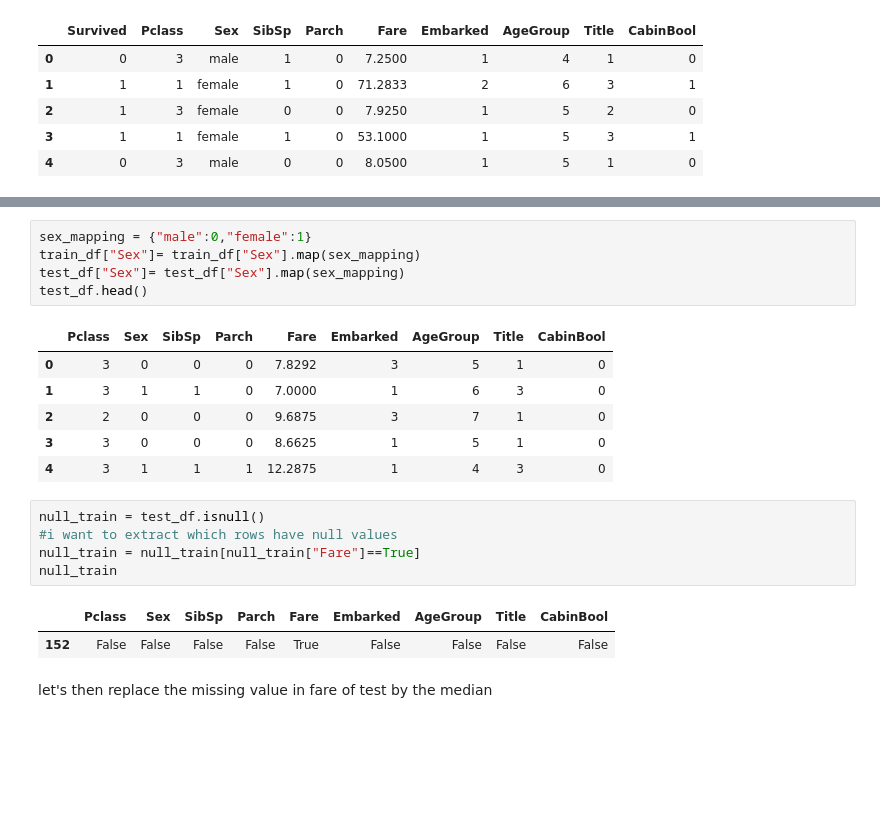
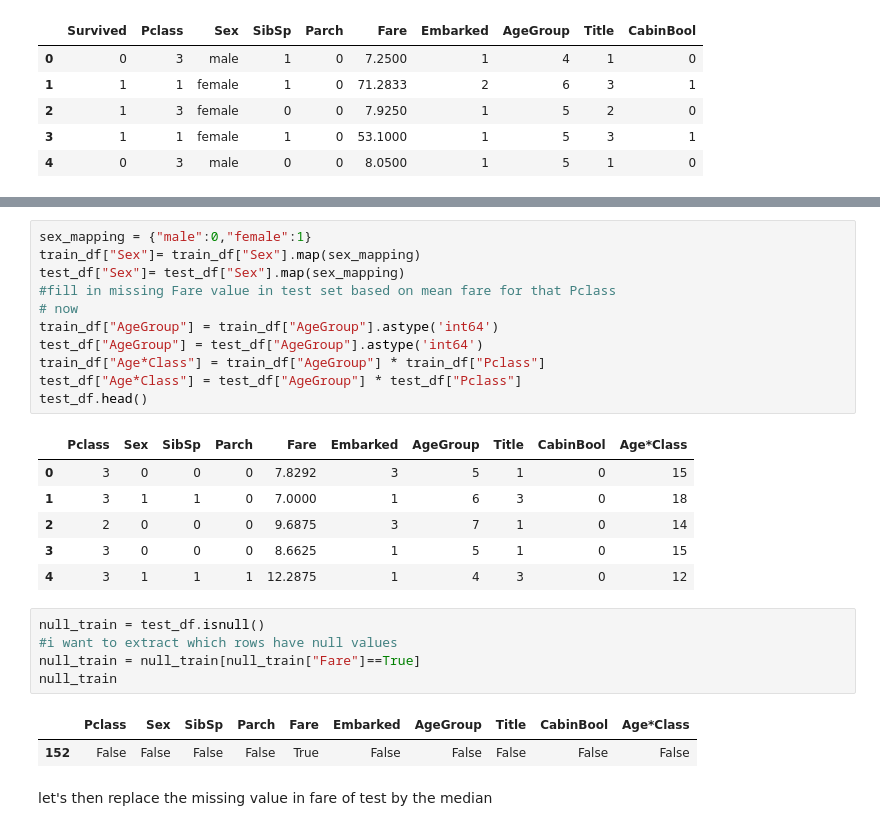
Before and after one commit to Chamiln17/Titanic_Disaster_Detection, a Jupyter notebook: Titanic.ipynb, the cells around one changed output, grey strips where cells are left out. Saved outputs shown, nothing was run; the diff lists cells and outputs as text; blank space fills up the shorter version.

```diff
--- a/Titanic.ipynb
+++ b/Titanic.ipynb
@@ -391,23 +411,29 @@ train_df.head()
 # %%
 sex_mapping = {"male":0,"female":1}
 train_df["Sex"]= train_df["Sex"].map(sex_mapping)
 test_df["Sex"]= test_df["Sex"].map(sex_mapping)
+#fill in missing Fare value in test set based on mean fare for that Pclass
+# now
+train_df["AgeGroup"] = train_df["AgeGroup"].astype('int64')
+test_df["AgeGroup"] = test_df["AgeGroup"].astype('int64')
+train_df["Age*Class"] = train_df["AgeGroup"] * train_df["Pclass"]
+test_df["Age*Class"] = test_df["AgeGroup"] * test_df["Pclass"]
 test_df.head()
 # %% [output]
-|  | Pclass | Sex | SibSp | Parch | Fare | Embarked | AgeGroup | Title | CabinBool |
-| 0 | 3 | 0 | 0 | 0 | 7.8292 | 3 | 5 | 1 | 0 |
-| 1 | 3 | 1 | 1 | 0 | 7.0000 | 1 | 6 | 3 | 0 |
-| 2 | 2 | 0 | 0 | 0 | 9.6875 | 3 | 7 | 1 | 0 |
-| 3 | 3 | 0 | 0 | 0 | 8.6625 | 1 | 5 | 1 | 0 |
-| 4 | 3 | 1 | 1 | 1 | 12.2875 | 1 | 4 | 3 | 0 |
+|  | Pclass | Sex | SibSp | Parch | Fare | Embarked | AgeGroup | Title | CabinBool | Age*Class |
+| 0 | 3 | 0 | 0 | 0 | 7.8292 | 3 | 5 | 1 | 0 | 15 |
+| 1 | 3 | 1 | 1 | 0 | 7.0000 | 1 | 6 | 3 | 0 | 18 |
+| 2 | 2 | 0 | 0 | 0 | 9.6875 | 3 | 7 | 1 | 0 | 14 |
+| 3 | 3 | 0 | 0 | 0 | 8.6625 | 1 | 5 | 1 | 0 | 15 |
+| 4 | 3 | 1 | 1 | 1 | 12.2875 | 1 | 4 | 3 | 0 | 12 |
 # %%
 null_train = test_df.isnull()
 #i want to extract which rows have null values
 null_train = null_train[null_train["Fare"]==True]
 null_train
 # %% [output]
-|  | Pclass | Sex | SibSp | Parch | Fare | Embarked | AgeGroup | Title | CabinBool |
-| 152 | False | False | False | False | True | False | False | False | False |
+|  | Pclass | Sex | SibSp | Parch | Fare | Embarked | AgeGroup | Title | CabinBool | Age*Class |
+| 152 | False | False | False | False | True | False | False | False | False | False |
 # %% [markdown]
 let's then replace the missing value in fare of test by the median
 # %%
```
Also changed, not shown: parts of 15 cells of this notebook, 1 other file.
